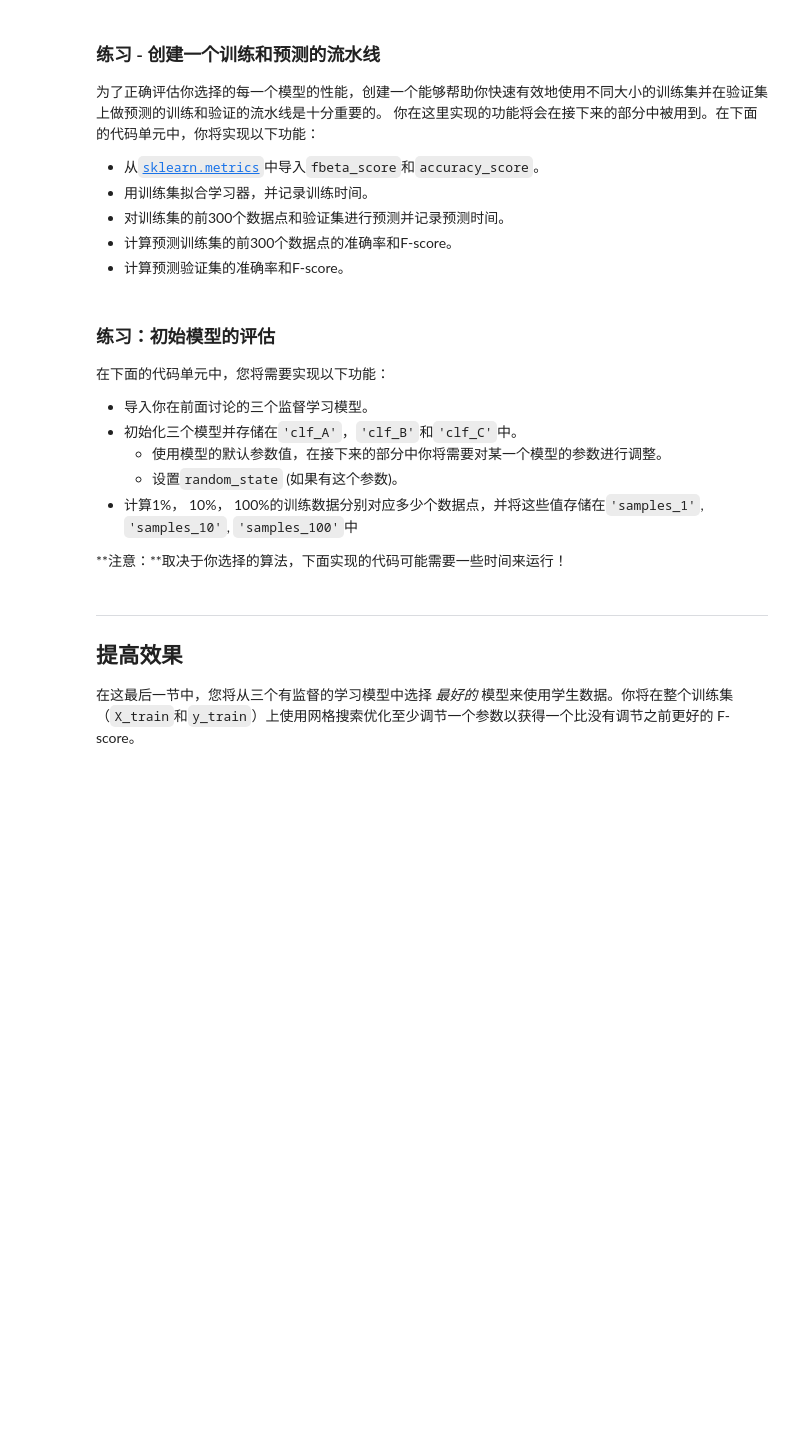
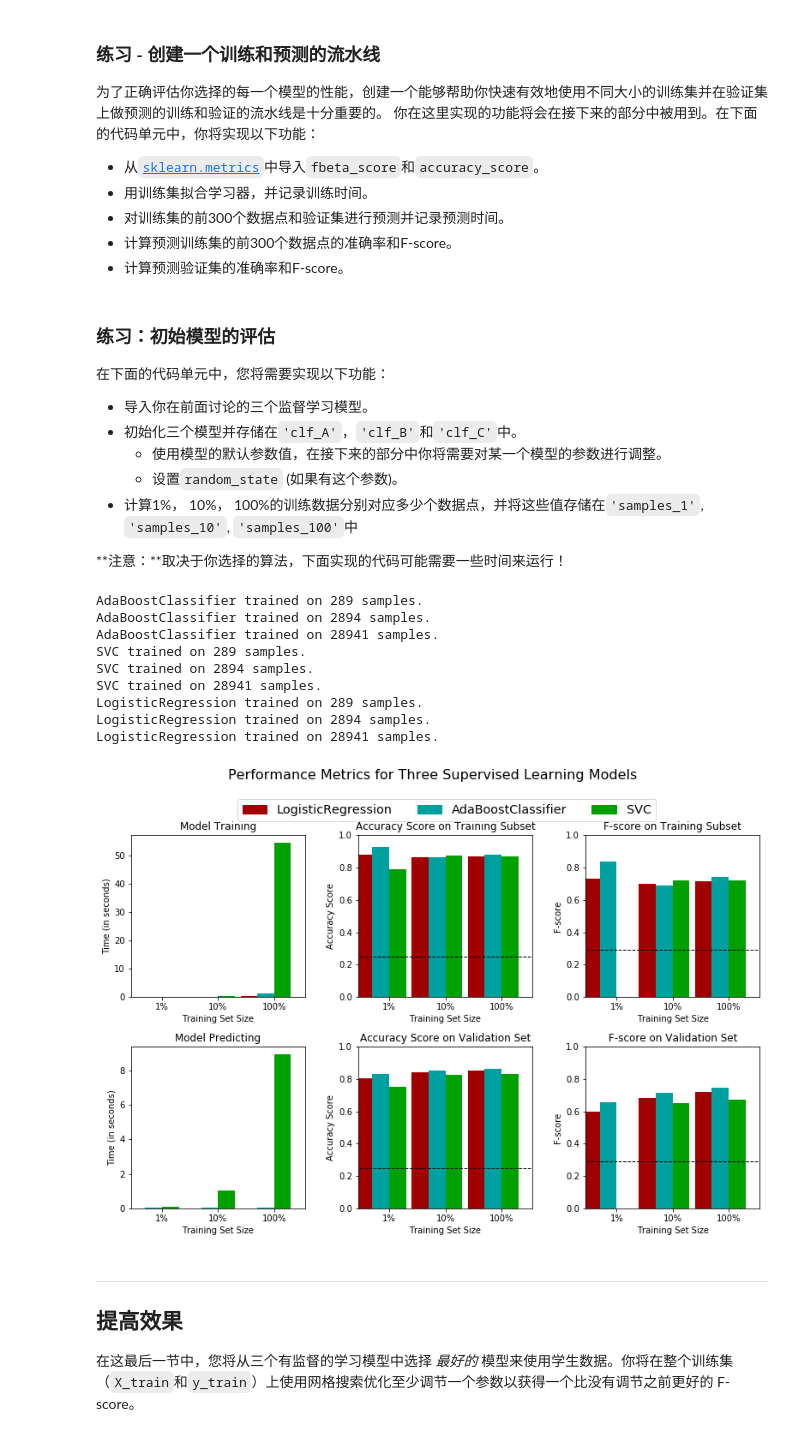
Before and after one commit to xueweiyema/finding_donors, a Jupyter notebook: finding_donors.ipynb, the cells around one changed output. Cells and saved outputs as stored; diff of their text form; code cells hidden in the pictures; blank space fills up the shorter version.

```diff
--- a/finding_donors.ipynb
+++ b/finding_donors.ipynb
@@ -346,7 +346,7 @@ def train_predict(learner, sample_size, X_train, y_train, X_val, y_val):
     # TODO：使用sample_size大小的训练数据来拟合学习器
     # TODO: Fit the learner to the training data using slicing with 'sample_size'
     start = time() # 获得程序开始时间
-    learner.fit(X_train[:sample_size],Y_train[:sample_size])
+    learner.fit(X_train[:sample_size],y_train[:sample_size])
     end = time() # 获得程序结束时间
 
     # TODO：计算训练时间
@@ -363,16 +363,16 @@ def train_predict(learner, sample_size, X_train, y_train, X_val, y_val):
     results['pred_time'] = end - start
 
     # TODO：计算在最前面的300个训练数据的准确率
-    results['acc_train'] = accuracy_score(Y_train[:300],predictions_train)
+    results['acc_train'] = accuracy_score(y_train[:300],predictions_train)
 
     # TODO：计算在验证上的准确率
-    results['acc_val'] = accuracy_score(Y_val,predictions_val)
+    results['acc_val'] = accuracy_score(y_val,predictions_val)
 
     # TODO：计算在最前面300个训练数据上的F-score
-    results['f_train'] = fbeta_score(Y_train[:300],predictions_train,beta=0.5)
+    results['f_train'] = fbeta_score(y_train[:300],predictions_train,beta=0.5)
 
     # TODO：计算验证集上的F-score
-    results['f_val'] = fbeta_score(Y_val,predictions_val,beta=0.5)
+    results['f_val'] = fbeta_score(y_val,predictions_val,beta=0.5)
 
     # 成功
     print "{} trained on {} samples.".format(learner.__class__.__name__, sample_size)
@@ -392,30 +392,41 @@ def train_predict(learner, sample_size, X_train, y_train, X_val, y_val):
 # %%
 # TODO：从sklearn中导入三个监督学习模型
 from sklearn.ensemble import AdaBoostClassifier
 from sklearn import svm
 from sklearn.linear_model import LogisticRegression
 
 
 # TODO：初始化三个模型
-clf_A = AdaBoostClassifier()
-clf_B = svm.SVC()
+clf_A = AdaBoostClassifier(random_state=0)
+clf_B = svm.SVC(random_state=0)
 clf_C = LogisticRegression()
 
 # TODO：计算1%， 10%， 100%的训练数据分别对应多少点
-samples_1 = None
-samples_10 = None
-samples_100 = None
+samples_1 = len(X_train)/100
+samples_10 = len(X_train)/10
+samples_100 = len(X_train)
 
 # 收集学习器的结果
 results = {}
 for clf in [clf_A, clf_B, clf_C]:
     clf_name = clf.__class__.__name__
     results[clf_name] = {}
     for i, samples in enumerate([samples_1, samples_10, samples_100]):
         results[clf_name][i] = train_predict(clf, samples, X_train, y_train, X_val, y_val)
 
 # 对选择的三个模型得到的评价结果进行可视化
 vs.evaluate(results, accuracy, fscore)
+# %% [output]
+AdaBoostClassifier trained on 289 samples.
+AdaBoostClassifier trained on 2894 samples.
+AdaBoostClassifier trained on 28941 samples.
+SVC trained on 289 samples.
+SVC trained on 2894 samples.
+SVC trained on 28941 samples.
+LogisticRegression trained on 289 samples.
+LogisticRegression trained on 2894 samples.
+LogisticRegression trained on 28941 samples.
+[figure, added]
 # %% [markdown]
 ----
 ## 提高效果
```
Also changed, not shown: parts of 1 cell of this notebook.
